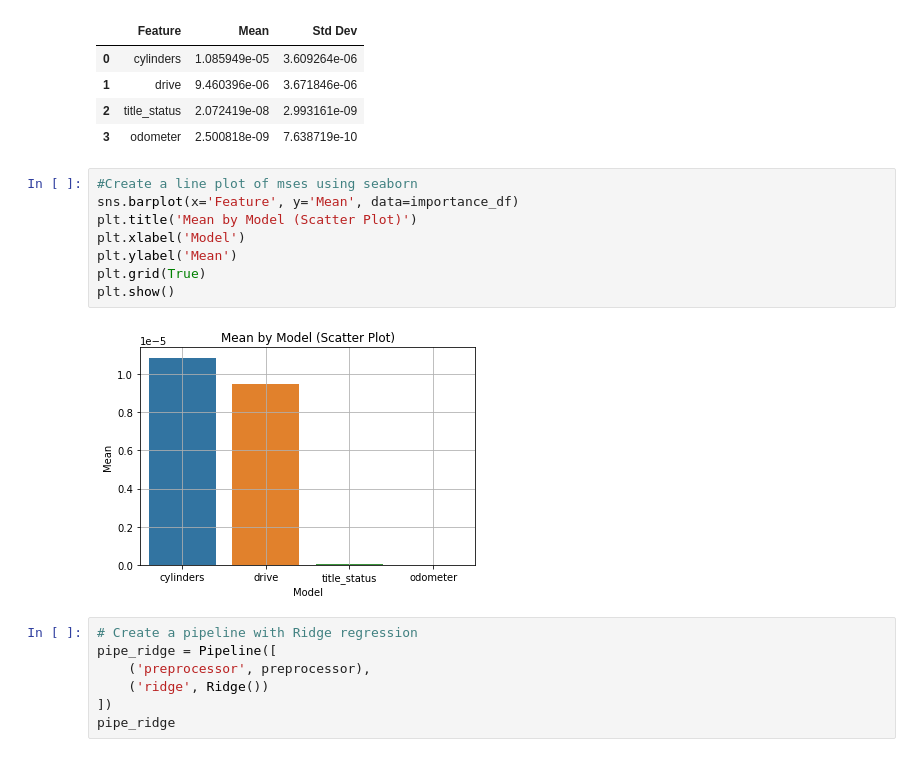
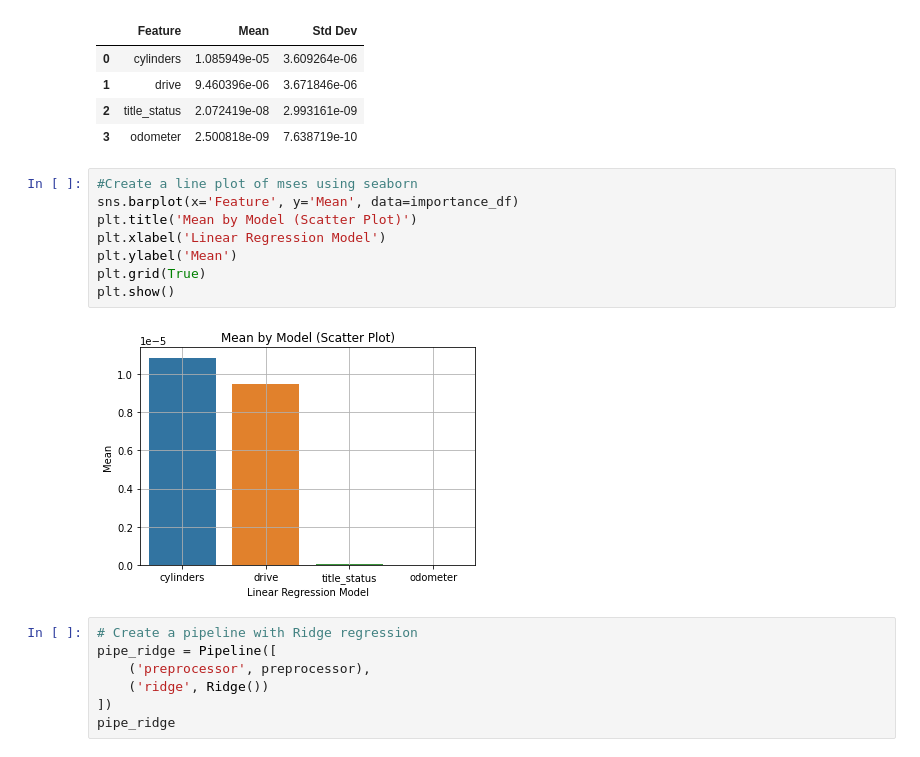
Before and after one commit to aromalega/BH-PCMLAI-PAA11_1, a Jupyter notebook: prompt_II.ipynb, the cells around one changed output. Drawn from its saved outputs; the diff is of its cells as text.

```diff
--- a/prompt_II.ipynb
+++ b/prompt_II.ipynb
@@ -502,13 +504,13 @@ importance_df
 # %%
 #Create a line plot of mses using seaborn
 sns.barplot(x='Feature', y='Mean', data=importance_df)
 plt.title('Mean by Model (Scatter Plot)')
-plt.xlabel('Model')
+plt.xlabel('Linear Regression Model')
 plt.ylabel('Mean')
 plt.grid(True)
 plt.show()
 # %% [output]
-[figure, old version]
+[figure, new version]
 # %%
 # Create a pipeline with Ridge regression
 pipe_ridge = Pipeline([
```
Also changed, not shown: parts of 7 cells of this notebook.
